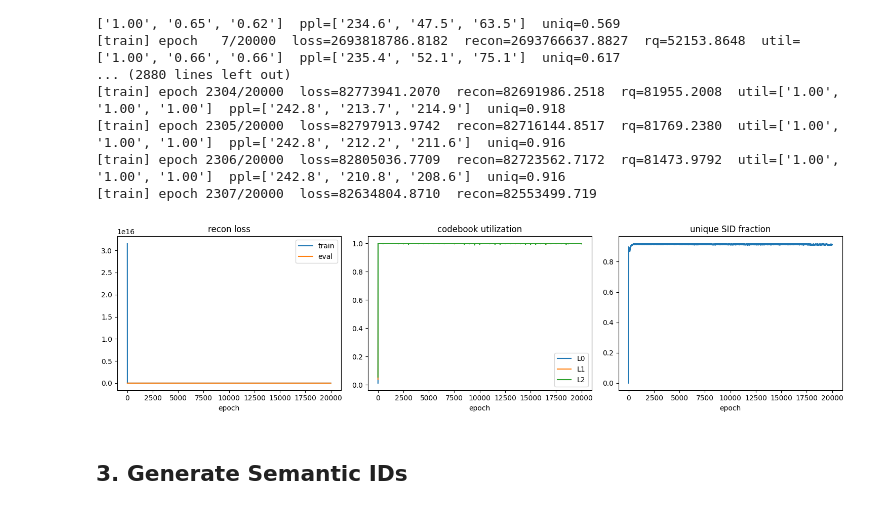
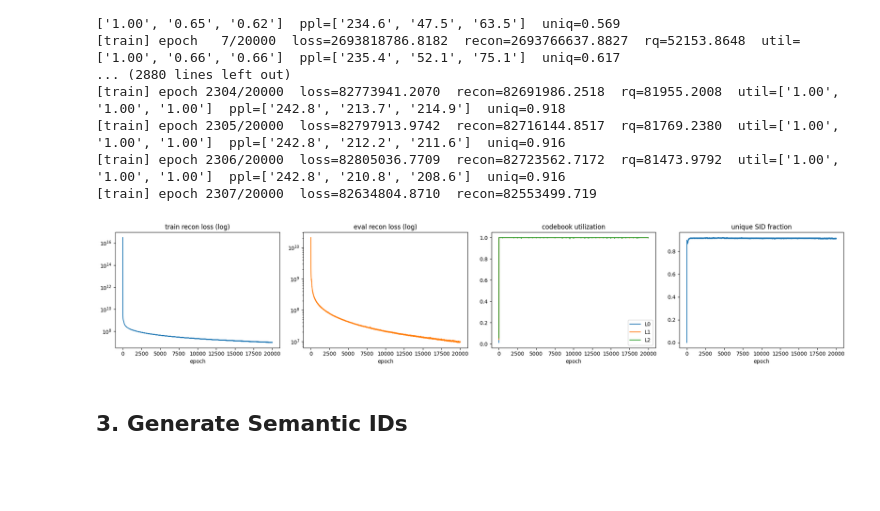
Before and after one commit to sidvenkatayogi/sID-gen, a Jupyter notebook: rq-vae/src/amazon_beauty_experiments.ipynb, the cells around one changed output. Cells and saved outputs as stored; diff of their text form; code cells hidden in the pictures; blank space fills up the shorter version.

Commit message:
rqvae trained notebook

```diff
--- a/rq-vae/src/amazon_beauty_experiments.ipynb
+++ b/rq-vae/src/amazon_beauty_experiments.ipynb
@@ -80,19 +80,24 @@ history = train(cfg)
 # %%
 import matplotlib.pyplot as plt
 
 epochs = [h["epoch"] for h in history]
-fig, axes = plt.subplots(1, 3, figsize=(15, 4))
-axes[0].plot(epochs, [h["train_recon"] for h in history], label="train")
-axes[0].plot(epochs, [h["recon_loss"] for h in history], label="eval")
-axes[0].set_title("recon loss"); axes[0].set_xlabel("epoch"); axes[0].legend()
+fig, axes = plt.subplots(1, 4, figsize=(20, 4))
+# train and eval recon span many orders of magnitude (train starts ~1e16),
+# so use a log y-axis on each so the later, smaller values stay readable
+axes[0].plot(epochs, [h["train_recon"] for h in history], color="tab:blue")
+axes[0].set_yscale("log")
+axes[0].set_title("train recon loss (log)"); axes[0].set_xlabel("epoch")
+axes[1].plot(epochs, [h["recon_loss"] for h in history], color="tab:orange")
+axes[1].set_yscale("log")
+axes[1].set_title("eval recon loss (log)"); axes[1].set_xlabel("epoch")
 for l in range(len(history[0]["utilization"])):
-    axes[1].plot(epochs, [h["utilization"][l] for h in history], label=f"L{l}")
-axes[1].set_title("codebook utilization"); axes[1].set_xlabel("epoch"); axes[1].legend()
-axes[2].plot(epochs, [h["sid_unique_fraction"] for h in history])
-axes[2].set_title("unique SID fraction"); axes[2].set_xlabel("epoch")
+    axes[2].plot(epochs, [h["utilization"][l] for h in history], label=f"L{l}")
+axes[2].set_title("codebook utilization"); axes[2].set_xlabel("epoch"); axes[2].legend()
+axes[3].plot(epochs, [h["sid_unique_fraction"] for h in history])
+axes[3].set_title("unique SID fraction"); axes[3].set_xlabel("epoch")
 plt.tight_layout(); plt.show()
 # %% [output]
-[figure, old version]
+[figure, new version]
 # %% [markdown]
 ## 3. Generate Semantic IDs
 # %%
```
Also changed, not shown: 3 other files.
